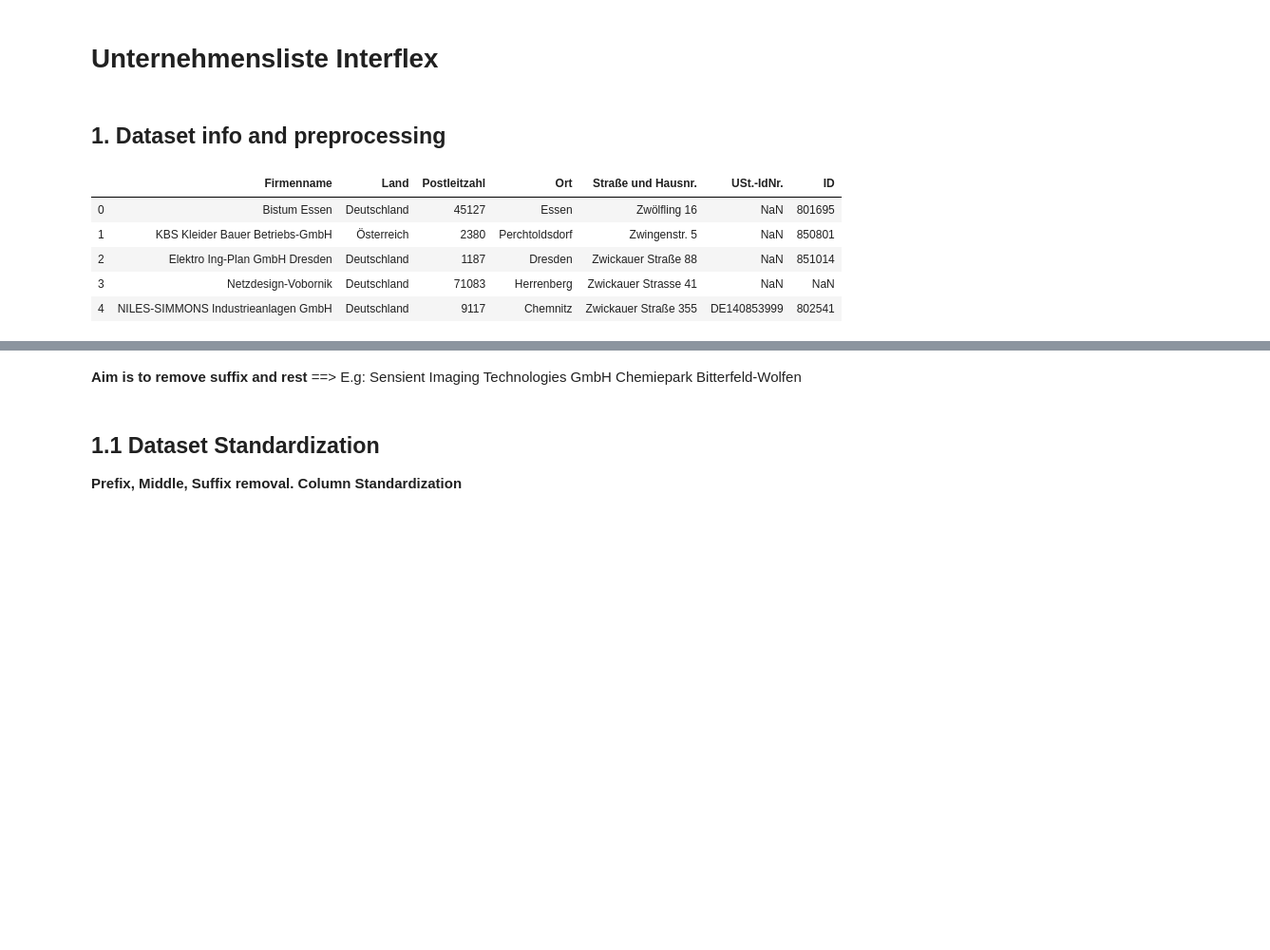
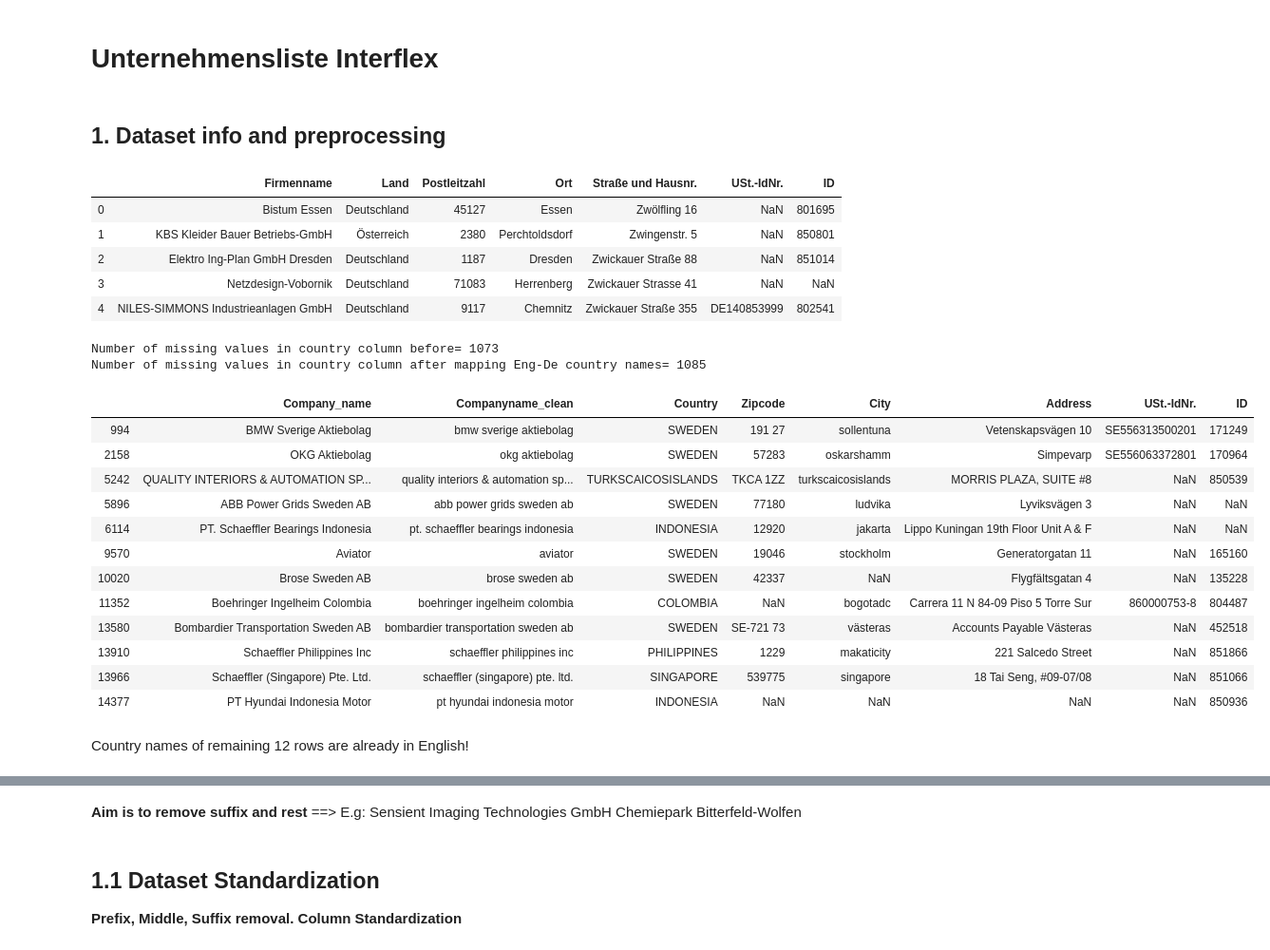
Before and after one commit to Can-Berk/Data_Analysis, a Jupyter notebook: MappingNames/ulist_companies.ipynb, the cells around one changed output, grey strips where cells are left out. Shown at 95% size. Drawn from its saved outputs; the diff is of its cells as text; code cells hidden in the pictures; blank space fills up the shorter version.

```diff
--- a/MappingNames/ulist_companies.ipynb
+++ b/MappingNames/ulist_companies.ipynb
@@ -19,3 +20,17 @@ ulist.head()
 | 2 | Elektro Ing-Plan GmbH Dresden | Deutschland | 1187 | Dresden | Zwickauer Straße 88 | NaN | 851014 |
 | 3 | Netzdesign-Vobornik | Deutschland | 71083 | Herrenberg | Zwickauer Strasse 41 | NaN | NaN |
 | 4 | NILES-SIMMONS Industrieanlagen GmbH | Deutschland | 9117 | Chemnitz | Zwickauer Straße 355 | DE140853999 | 802541 |
+# %%
+# pipeline
+ulist = ulist.rename(columns={'Firmenname': 'Company_name', 'Land': 'Country', 'Postleitzahl': 'Zipcode', 'Ort': 'City', 'Straße und Hausnr.': 'Address'})
+
+ulist["Country"] = ulist["Country"].str.upper()
+ulist["Country"] = ulist["Country"].str.replace('\W', '').astype('category')
+ulist["City"] = ulist["City"].str.lower()
+ulist["City"] = ulist["City"].str.replace('\W', '')
+ulist['USt.-IdNr.'] = ulist['USt.-IdNr.'].str.replace(" ","")        # white space removed
+ulist['ID'] = ulist['ID'].astype('str').str.replace('[^0-9]', '')    # ID with only numbers
+# ulist['ID'] = ulist['ID'].astype('str').replace(r'\D+', '', regex=True)
+ulist['ID'] = ulist['ID'].replace(r'^\s*$', np.NaN, regex=True)      # to keep missing values instead of empty strings
+
+ulist.insert(loc=1, column='Companyname_clean', value=ulist["Company_name"].str.lower())   # New Company name column to standardize
@@ -21,0 +40,42 @@ ulist.head()
+# %%
+with open('countries_by_namede.yml.txt', 'rt', encoding='utf8') as file:
+     yaml_dict = yaml.load(file)
+
+# https://stackoverflow.com/questions/58340498/reading-yaml-file-in-python-with-accents-and-special-charactets
+
+country_dict = yaml_dict.get('de').get('countries')
+
+# https://gist.githubusercontent.com/pex/3153011/raw/859b1b8c1d3ff5c93b5e5f2aa02694ee404141d7/countries_by_name.de.yml
+country_dict = {y: x for x, y in country_dict.items()}
+country_dict = {k.upper():v.upper() for k,v in country_dict.items()}
+# %%
+country_dict.update({'MALTAMALTA':'MALTA', 'PUERTORICOPUERTORICO': 'PUERTORICO', 'THAILANDTHAILAND': 'THAILAND', 'ISRAELISRAEL': 'ISRAEL',
+                     'JORDANJORDANIEN': 'JORDAN', 'MALAYSIAMALAYSIA': 'MALAYSIA', 'GREECEGRIECHENLAND': 'GREECE', 'MACEDONIAMAZEDONIEN': 'MACEDONIA',
+                     'KUWAITKUWAIT': 'KUWAIT', 'SINGAPORESINGAPUR': 'SINGAPORE', 'QATARKATAR': 'QATAR', 'KAZAKHSTANKASACHSTAN': 'KAZAKHSTAN',
+                    'JAPANJAPAN': 'JAPAN', 'SOUTHKOREAKOREASÜD': 'SOUTHKORE', 'VIETNAMVIETNAM': 'VIETNAM', 'SERBIASERBIEN': 'SERBIA',
+                    'PHILIPPINESPHILIPPINEN': 'PHILIPPINES', 'NEWZEALANDNEUSEELAND': 'NEWZEALAND', 'RUSSLAND': 'RUSSIANFEDERATION', 'UA': 'UNITEDARAB_EMIRATES',
+                     'TSCHECHIEN': 'CZECHREPUBLIC', 'VEREINIGTEEMIRATE': 'UNITEDARAB_EMIRATES', 'KÖNIGREICHSAUDIARABIEN': 'SAUDIARABIA', 'ESTLAND': 'ESTONIA'})
+# %%
+# list(set(ulist['Country'].unique()) - set(country_dict.keys()))
+# sorted(list(set(country_dict.keys())- set(ulist['Country'].unique())))
+print('Number of missing values in country column before=', ulist['Country'].map(country_dict).fillna(ulist['Country']).isna().sum())
+print('Number of missing values in country column after mapping Eng-De country names=', ulist['Country'].map(country_dict).isna().sum())
+ulist.loc[ulist['Country'].isna() != ulist['Country'].map(country_dict).isna()]
+# %% [output]
+Number of missing values in country column before= 1073
+Number of missing values in country column after mapping Eng-De country names= 1085
+|  | Company_name | Companyname_clean | Country | Zipcode | City | Address | USt.-IdNr. | ID |
+| 994 | BMW Sverige Aktiebolag | bmw sverige aktiebolag | SWEDEN | 191 27 | sollentuna | Vetenskapsvägen 10 | SE556313500201 | 171249 |
+| 2158 | OKG Aktiebolag | okg aktiebolag | SWEDEN | 57283 | oskarshamm | Simpevarp | SE556063372801 | 170964 |
+| 5242 | QUALITY INTERIORS & AUTOMATION SP... | quality interiors & automation sp... | TURKSCAICOSISLANDS | TKCA 1ZZ | turkscaicosislands | MORRIS PLAZA, SUITE #8 | NaN | 850539 |
+| 5896 | ABB Power Grids Sweden AB | abb power grids sweden ab | SWEDEN | 77180 | ludvika | Lyviksvägen 3 | NaN | NaN |
+| 6114 | PT. Schaeffler Bearings Indonesia | pt. schaeffler bearings indonesia | INDONESIA | 12920 | jakarta | Lippo Kuningan 19th Floor Unit A & F | NaN | NaN |
+| 9570 | Aviator | aviator | SWEDEN | 19046 | stockholm | Generatorgatan 11 | NaN | 165160 |
+| 10020 | Brose Sweden AB | brose sweden ab | SWEDEN | 42337 | NaN | Flygfältsgatan 4 | NaN | 135228 |
+| 11352 | Boehringer Ingelheim Colombia | boehringer ingelheim colombia | COLOMBIA | NaN | bogotadc | Carrera 11 N 84-09 Piso 5 Torre Sur | 860000753-8 | 804487 |
+| 13580 | Bombardier Transportation Sweden AB | bombardier transportation sweden ab | SWEDEN | SE-721 73 | västeras | Accounts Payable Västeras | NaN | 452518 |
+| 13910 | Schaeffler Philippines Inc | schaeffler philippines inc | PHILIPPINES | 1229 | makaticity | 221 Salcedo Street | NaN | 851866 |
+| 13966 | Schaeffler (Singapore) Pte. Ltd. | schaeffler (singapore) pte. ltd. | SINGAPORE | 539775 | singapore | 18 Tai Seng, #09-07/08 | NaN | 851066 |
+| 14377 | PT Hyundai Indonesia Motor | pt hyundai indonesia motor | INDONESIA | NaN | NaN | NaN | NaN | 850936 |
+# %% [markdown]
+Country names of remaining 12 rows are already in English!
```
Also changed, not shown: parts of 35 cells of this notebook.
